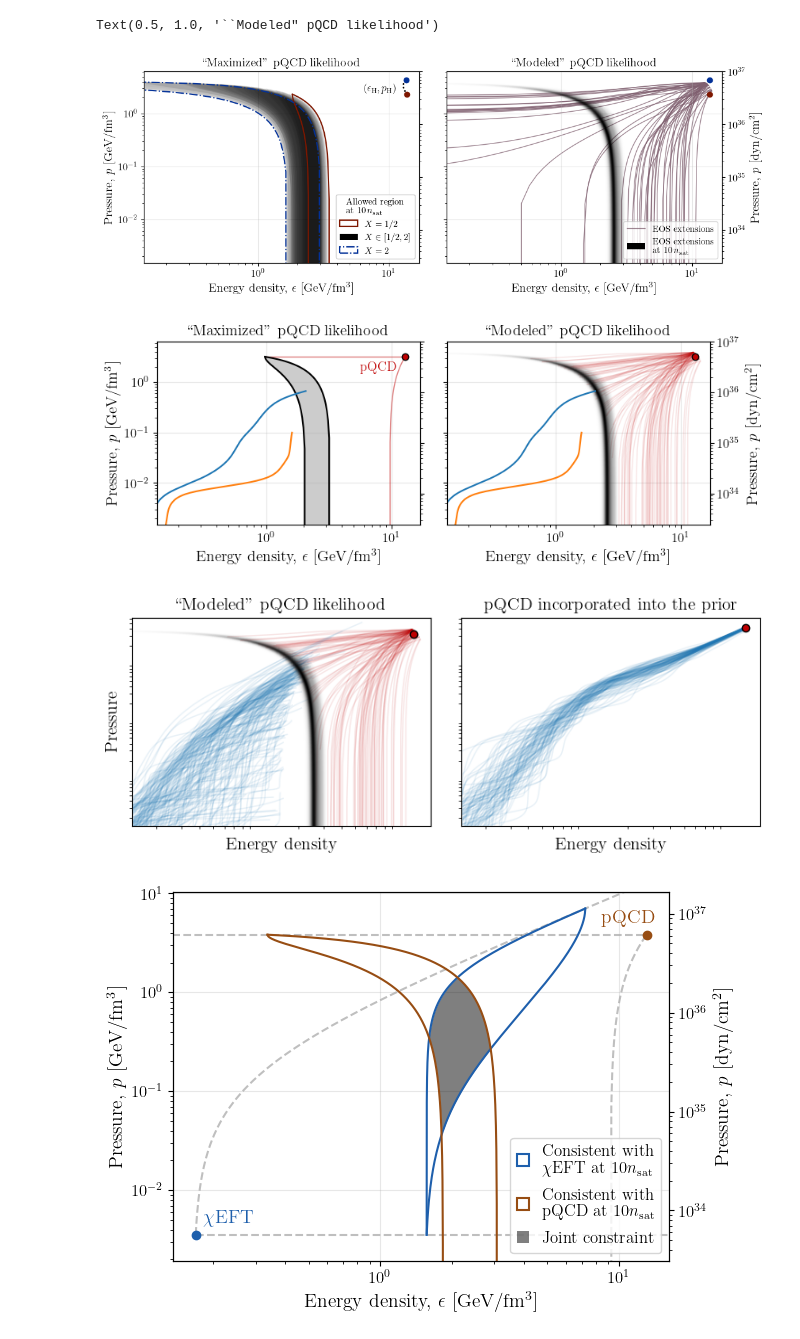
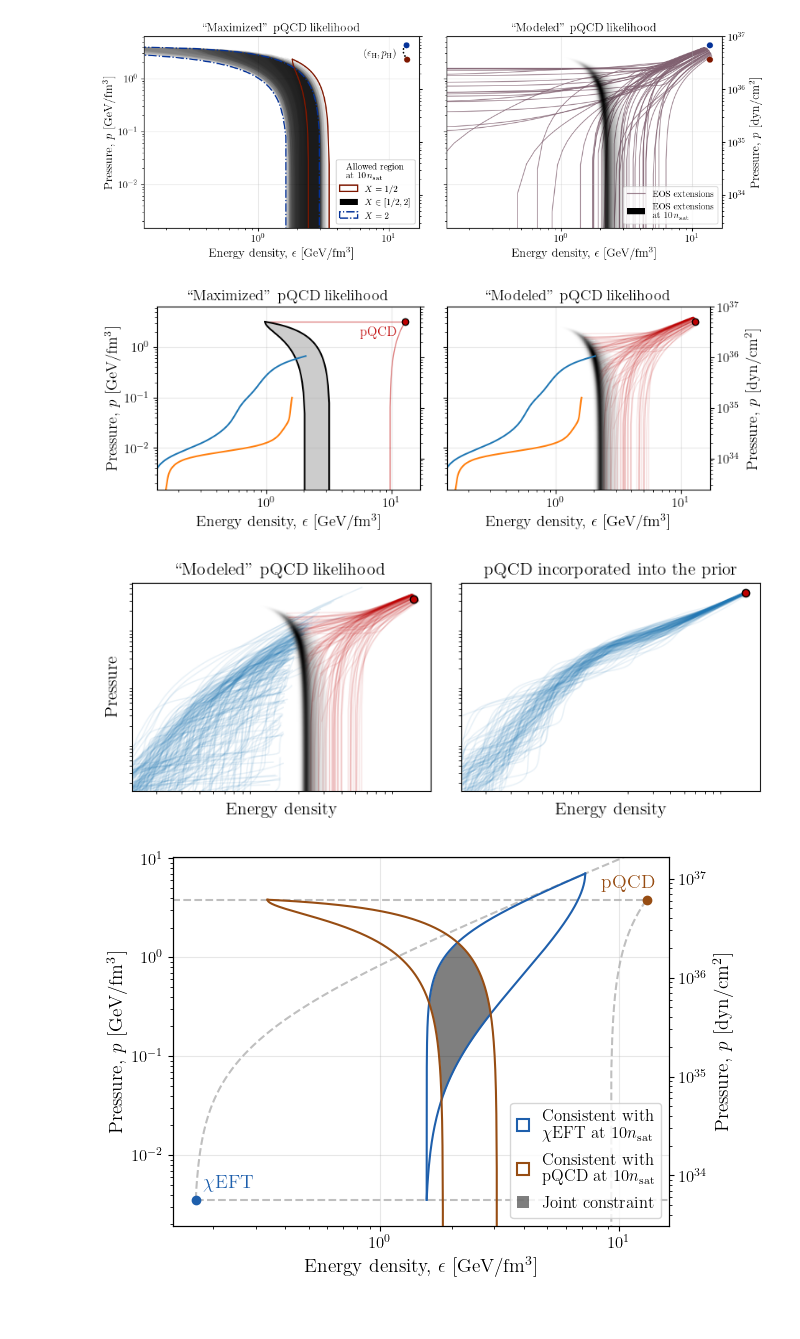
Before and after one commit to eliotfinch/pqcd, a Jupyter notebook: notebooks/max_vs_marg.ipynb, the cells around one changed output. Drawn from its saved outputs; the diff is of its cells as text; code cells hidden in the pictures.

```diff
--- a/notebooks/max_vs_marg.ipynb
+++ b/notebooks/max_vs_marg.ipynb
@@ -25,6 +25,8 @@ from plot_utils import (
     ylim_pe
 )
 plt.rcParams.update(rcparams)
+# %%
+rng = np.random.default_rng(1)
 # %%
 # Some example (mu [GeV], n [1/fm^3], p [GeV/fm^3]) values for chiEFT
 CET_values = {
@@ -38,7 +40,6 @@ epsilonL = pqcd.epsilon_func(muL, nL, pL)
 muH = 2.6
 mu_array = np.linspace(muL, muH, 1000)
 # %%
-with open('../data/eos-extensions/eos_extensions_s-G-1p25-0p25_l-U-1-20_meancs2-G-0.3-0.3_pQCD-25-40.pickle', 'rb') as f:
-    eos_extensions = pickle.load(f)
-
-eos_extensions['n'] = (eos_extensions['p'] + eos_extensions['e'])/eos_extensions['mu']
+eos_extensions = pd.read_hdf(
+    '../data/eos-extensions/eos_extensions_s-G-1p25-0p25_l-U-1-20_meancs2-G-0.3-0.3_pQCD-25-40.h5',
+)
@@ -48,7 +51,7 @@ n0 = 10*nsat
 e_kde = []
 p_kde = []
 for index, eos in eos_extensions.iterrows():
-    highlight_index = np.argmin((eos.n[:-1]-n0)**2)
+    highlight_index = np.argmin((eos.n[1:]-n0)**2)
     e_kde.append(eos.e[highlight_index])
     p_kde.append(eos.p[highlight_index])
 # %%
@@ -93,7 +96,7 @@ X_border_list = [0.5, 2]
 
 X_list = []
 for i in range(50):
-    logX = np.random.uniform(np.log(1/2), np.log(2))
+    logX = rng.uniform(np.log(1/2), np.log(2))
     X_list.append(np.exp(logX))
 X_list = [X_border_list[0]] + sorted(X_list) + [X_border_list[1]]
 
@@ -188,7 +191,7 @@ axs[1].imshow(
 
 N_samp = 50
 label_added = False
-for index, eos in eos_extensions.sample(N_samp).iterrows():
+for index, eos in eos_extensions.sample(N_samp, random_state=2).iterrows():
     if not label_added:
         label = 'EOS extensions'
         label_added = True
@@ -256,51 +259,50 @@ custom_handles = [
 ]
 
 custom_labels = [
-    '$X = 1/2$',
-    '$X \in [1/2,2]$',
-    '$X = 2$',
+    r'$X = 1/2$',
+    r'$X \in [1/2,2]$',
+    r'$X = 2$',
 ]
 
 l1 = axs[0].legend(
     custom_handles,
     custom_labels,
     loc='lower right',
-    title='Allowed region\nat $10\,n_\\mathrm{sat}$',
+    title='Allowed region\n at ' r'$10\,n_\mathrm{sat}$',
     fontsize=10.5,
     title_fontsize=10.5,
 )
 
 axs[0].add_artist(l1)
 
 custom_handles = [
     plt.Line2D([0], [0], c=cm.lipari(0.4), alpha=0.75, lw=1,),
     mpatches.Patch(color='k', fill=True, lw=0),
 ]
 
 custom_labels = [
     'EOS extensions',
-    'EOS extensions\nat $10\,n_\\mathrm{sat}$',
+    'EOS extensions\nat 'r'$10\,n_\mathrm{sat}$',
 ]
 
 axs[1].legend(
     custom_handles,
     custom_labels,
     loc='lower right',
     fontsize=10.5
 )
 
 for ax in axs:
-    ax.set_xlabel('Energy density, $\epsilon$ [GeV/fm$^3$]')
+    ax.set_xlabel(r'Energy density, $\epsilon$ [GeV/fm$^3$]')
 
-axs[0].set_ylabel('Pressure, $p$ [GeV/fm$^3$]')
+axs[0].set_ylabel(r'Pressure, $p$ [GeV/fm$^3$]')
 
 axs[0].set_title('``Maximized" pQCD likelihood')
 axs[1].set_title('``Modeled" pQCD likelihood')
 
-# fig.savefig('figures/paper/max_vs_marg.png', bbox_inches='tight', dpi=300);
+fig.savefig('figures/paper/max_vs_marg.pdf', bbox_inches='tight');
 # %% [output]
-Text(0.5, 1.0, '``Modeled" pQCD likelihood')
-[figure, old version]
+[figure, new version]
 # %%
 nterm = 10*nsat
 # %%
@@ -491,9 +493,9 @@ axs[0].set_ylabel(r'Pressure, $p$ [GeV/fm$^3$]')
 axs[0].set_title('``Maximized" pQCD likelihood')
 axs[1].set_title('``Modeled" pQCD likelihood')
 
-fig.savefig('figures/paper/max_vs_marg_pres.png', bbox_inches='tight', dpi=300);
+fig.savefig('figures/presentation/max_vs_marg_pres.png', bbox_inches='tight', dpi=300);
 # %% [output]
-[figure, old version]
+[figure, new version]
 # %%
 collated_eos_path = '../data/eos-draws-default/collated_np_all_post.csv'
 collated_eos = pd.read_csv(collated_eos_path)
@@ -635,9 +637,9 @@ axs[0].set_ylabel(r'Pressure')
 axs[0].set_title('``Modeled" pQCD likelihood')
 axs[1].set_title('pQCD incorporated into the prior')
 
-fig.savefig('figures/paper/marg_vs_unified_pres.png', bbox_inches='tight', dpi=300);
+fig.savefig('figures/presentation/marg_vs_unified_pres.png', bbox_inches='tight', dpi=300);
 # %% [output]
-[figure, old version]
+[figure, new version]
 # %%
 muL, nL, pL = CET_values['stiff']
 epsilonL = pqcd.epsilon_func(muL, nL, pL)
```
Also changed, not shown: parts of 2 cells of this notebook.
